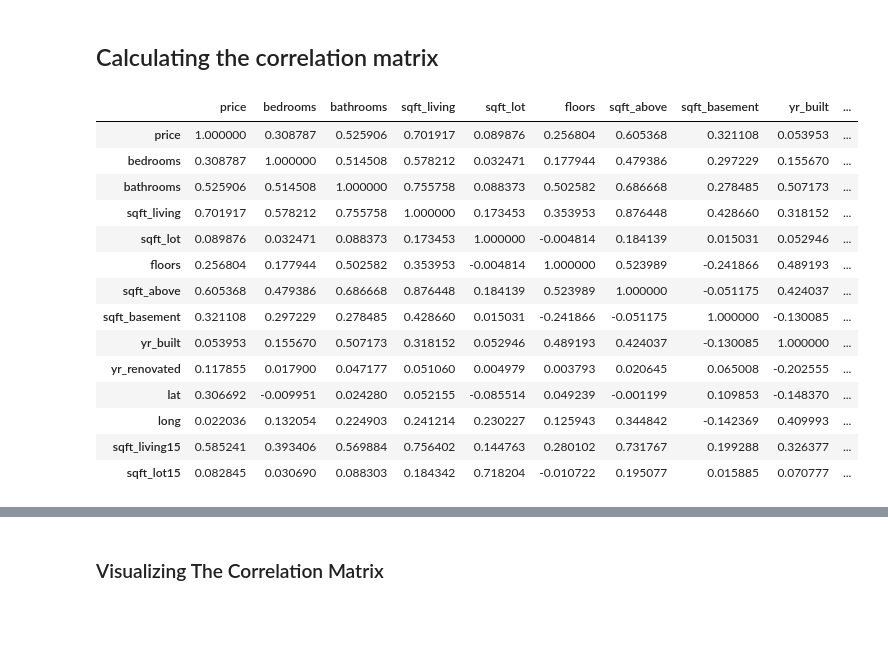
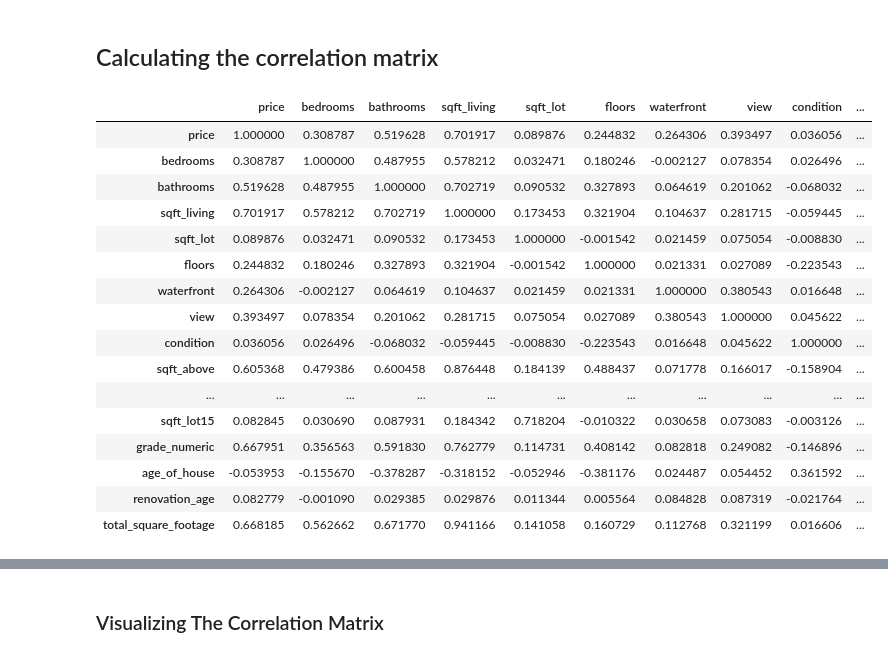
Before and after one commit to lchep2024/phase_2_project, a Jupyter notebook: members/branley.ipynb, the cells around one changed output, grey strips where cells are left out. Drawn from its saved outputs; the diff is of its cells as text; code cells hidden in the pictures; blank space fills up the shorter version.

Commit message:
compeleted data cleaning and tried first model

```diff
--- a/members/branley.ipynb
+++ b/members/branley.ipynb
@@ -222,7 +397,0 @@ dtype: int64
-# %%
-# Convert `date` to datetime
-data['date'] = pd.to_datetime(data['date'])
-
-# Clean `sqft_basement` column by converting it to numeric,
-# coercing errors to NaN, and filling with 0
-data['sqft_basement'] = pd.to_numeric(data['sqft_basement'], errors='coerce').fillna(0)
@@ -249,0 +488,12 @@ dtype: int64
+# %%
+# 1. Age of the house
+data['age_of_house'] = 2024 - data['yr_built']
+
+# 2. Renovation age
+data['renovation_age'] = data.apply(lambda row: 2024 - row['yr_renovated'] if row['yr_renovated'] > 0 else 0, axis=1)
+
+# 3. Total square footage
+data['total_square_footage'] = data['sqft_living'] + data['sqft_basement']
+
+# Display the new columns to confirm the changes
+data[['age_of_house', 'renovation_age', 'total_square_footage']].head()
@@ -249,0 +511,6 @@ dtype: int64
+# %%
+# Drop the columns 'zipcode', 'lat', and 'long'
+data.drop(columns=['zipcode', 'lat', 'long'], inplace=True)
+
+# Confirm the columns have been dropped
+data.columns
@@ -292,0 +543,10 @@ plt.show()
+# %%
+import matplotlib.pyplot as plt
+
+# Select numerical columns
+numerical_columns = data.select_dtypes(include=['int64', 'float64']).columns
+
+# Plot histograms for each numerical column
+data[numerical_columns].hist(figsize=(15, 15), bins=30, edgecolor='black')
+plt.tight_layout()
+plt.show()
@@ -293,26 +633,25 @@ plt.show()
 # %% [markdown]
 ## Calculating the correlation matrix
 # %%
-# selecting numerical columns
-numerical_columns = ['price', 'bedrooms', 'bathrooms', 'sqft_living', 'sqft_lot', 'floors', 'sqft_above', 'sqft_basement', 'yr_built', 'yr_renovated', 'lat', 'long', 'sqft_living15', 'sqft_lot15']
-
 # Calculating the correlation matrix
 correlation_matrix = data[numerical_columns].corr()
 
 correlation_matrix
 # %% [output]
-|  | price | bedrooms | bathrooms | sqft_living | sqft_lot | floors | sqft_above | sqft_basement | yr_built | ... |
-| price | 1.000000 | 0.308787 | 0.525906 | 0.701917 | 0.089876 | 0.256804 | 0.605368 | 0.321108 | 0.053953 | ... |
-| bedrooms | 0.308787 | 1.000000 | 0.514508 | 0.578212 | 0.032471 | 0.177944 | 0.479386 | 0.297229 | 0.155670 | ... |
-| bathrooms | 0.525906 | 0.514508 | 1.000000 | 0.755758 | 0.088373 | 0.502582 | 0.686668 | 0.278485 | 0.507173 | ... |
-| sqft_living | 0.701917 | 0.578212 | 0.755758 | 1.000000 | 0.173453 | 0.353953 | 0.876448 | 0.428660 | 0.318152 | ... |
-| sqft_lot | 0.089876 | 0.032471 | 0.088373 | 0.173453 | 1.000000 | -0.004814 | 0.184139 | 0.015031 | 0.052946 | ... |
-| floors | 0.256804 | 0.177944 | 0.502582 | 0.353953 | -0.004814 | 1.000000 | 0.523989 | -0.241866 | 0.489193 | ... |
-| sqft_above | 0.605368 | 0.479386 | 0.686668 | 0.876448 | 0.184139 | 0.523989 | 1.000000 | -0.051175 | 0.424037 | ... |
-| sqft_basement | 0.321108 | 0.297229 | 0.278485 | 0.428660 | 0.015031 | -0.241866 | -0.051175 | 1.000000 | -0.130085 | ... |
-| yr_built | 0.053953 | 0.155670 | 0.507173 | 0.318152 | 0.052946 | 0.489193 | 0.424037 | -0.130085 | 1.000000 | ... |
-| yr_renovated | 0.117855 | 0.017900 | 0.047177 | 0.051060 | 0.004979 | 0.003793 | 0.020645 | 0.065008 | -0.202555 | ... |
-| lat | 0.306692 | -0.009951 | 0.024280 | 0.052155 | -0.085514 | 0.049239 | -0.001199 | 0.109853 | -0.148370 | ... |
-| long | 0.022036 | 0.132054 | 0.224903 | 0.241214 | 0.230227 | 0.125943 | 0.344842 | -0.142369 | 0.409993 | ... |
-| sqft_living15 | 0.585241 | 0.393406 | 0.569884 | 0.756402 | 0.144763 | 0.280102 | 0.731767 | 0.199288 | 0.326377 | ... |
-| sqft_lot15 | 0.082845 | 0.030690 | 0.088303 | 0.184342 | 0.718204 | -0.010722 | 0.195077 | 0.015885 | 0.070777 | ... |
+|  | price | bedrooms | bathrooms | sqft_living | sqft_lot | floors | waterfront | view | condition | ... |
+| price | 1.000000 | 0.308787 | 0.519628 | 0.701917 | 0.089876 | 0.244832 | 0.264306 | 0.393497 | 0.036056 | ... |
+| bedrooms | 0.308787 | 1.000000 | 0.487955 | 0.578212 | 0.032471 | 0.180246 | -0.002127 | 0.078354 | 0.026496 | ... |
+| bathrooms | 0.519628 | 0.487955 | 1.000000 | 0.702719 | 0.090532 | 0.327893 | 0.064619 | 0.201062 | -0.068032 | ... |
+| sqft_living | 0.701917 | 0.578212 | 0.702719 | 1.000000 | 0.173453 | 0.321904 | 0.104637 | 0.281715 | -0.059445 | ... |
+| sqft_lot | 0.089876 | 0.032471 | 0.090532 | 0.173453 | 1.000000 | -0.001542 | 0.021459 | 0.075054 | -0.008830 | ... |
+| floors | 0.244832 | 0.180246 | 0.327893 | 0.321904 | -0.001542 | 1.000000 | 0.021331 | 0.027089 | -0.223543 | ... |
+| waterfront | 0.264306 | -0.002127 | 0.064619 | 0.104637 | 0.021459 | 0.021331 | 1.000000 | 0.380543 | 0.016648 | ... |
+| view | 0.393497 | 0.078354 | 0.201062 | 0.281715 | 0.075054 | 0.027089 | 0.380543 | 1.000000 | 0.045622 | ... |
+| condition | 0.036056 | 0.026496 | -0.068032 | -0.059445 | -0.008830 | -0.223543 | 0.016648 | 0.045622 | 1.000000 | ... |
+| sqft_above | 0.605368 | 0.479386 | 0.600458 | 0.876448 | 0.184139 | 0.488437 | 0.071778 | 0.166017 | -0.158904 | ... |
+| ... | ... | ... | ... | ... | ... | ... | ... | ... | ... | ... |
+| sqft_lot15 | 0.082845 | 0.030690 | 0.087931 | 0.184342 | 0.718204 | -0.010322 | 0.030658 | 0.073083 | -0.003126 | ... |
+| grade_numeric | 0.667951 | 0.356563 | 0.591830 | 0.762779 | 0.114731 | 0.408142 | 0.082818 | 0.249082 | -0.146896 | ... |
+| age_of_house | -0.053953 | -0.155670 | -0.378287 | -0.318152 | -0.052946 | -0.381176 | 0.024487 | 0.054452 | 0.361592 | ... |
+| renovation_age | 0.082779 | -0.001090 | 0.029385 | 0.029876 | 0.011344 | 0.005564 | 0.084828 | 0.087319 | -0.021764 | ... |
+| total_square_footage | 0.668185 | 0.562662 | 0.671770 | 0.941166 | 0.141058 | 0.160729 | 0.112768 | 0.321199 | 0.016606 | ... |
```
Also changed, not shown: parts of 71 cells of this notebook.
